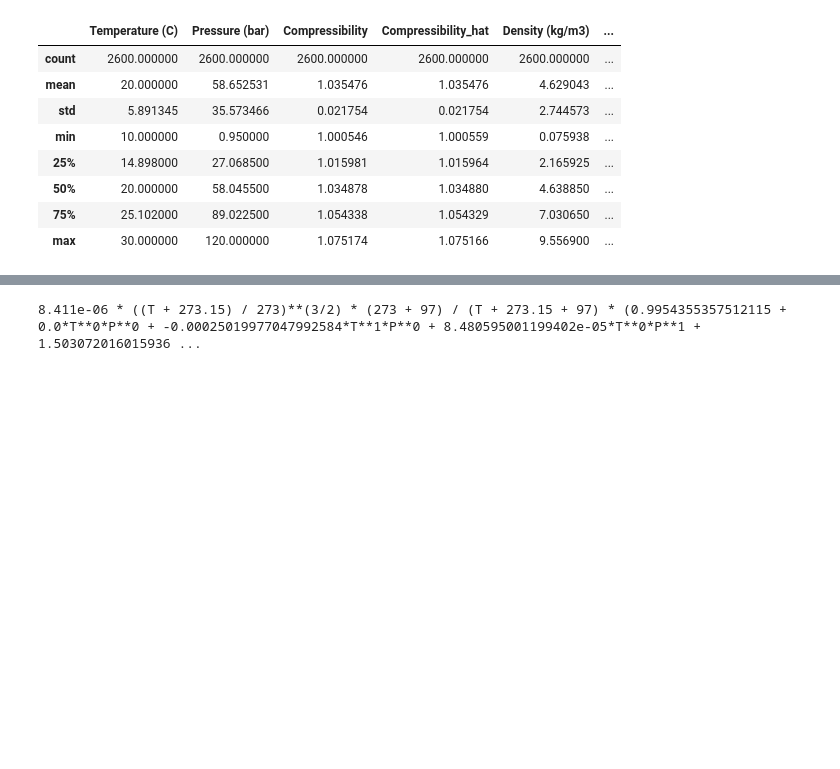
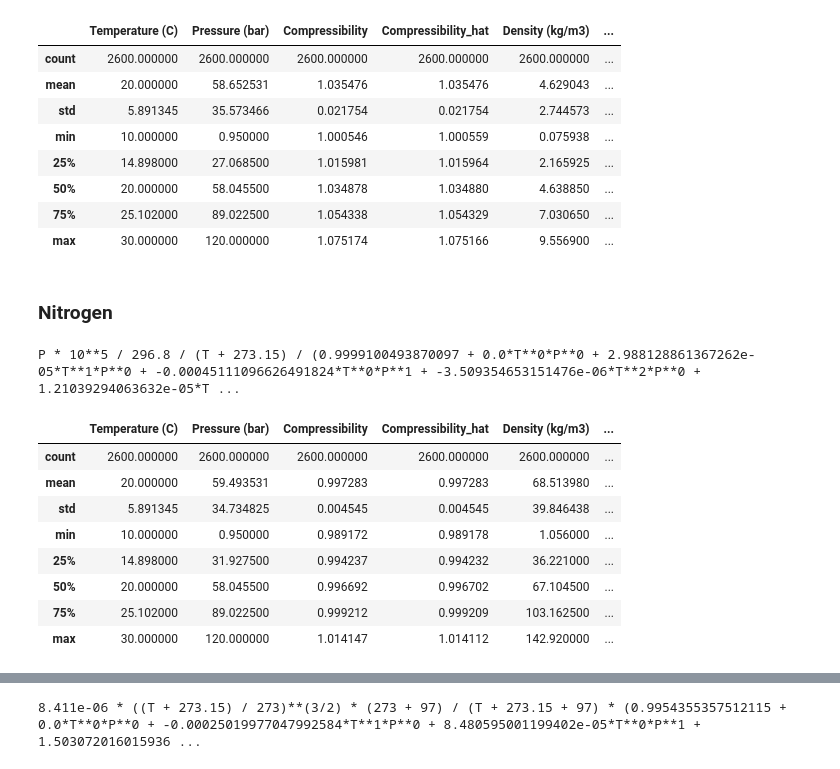
Before and after one commit to josephmcg16/primary-gas-fluid-properties, a Jupyter notebook: post_process.ipynb, the cells around one changed output, grey strips where cells are left out. Saved outputs shown, nothing was run; the diff lists cells and outputs as text; code cells hidden in the pictures; blank space fills up the shorter version.

```diff
--- a/post_process.ipynb
+++ b/post_process.ipynb
@@ -81,3 +83,31 @@ P * 10**5 / 4124.478823 / (T + 273.15) / (1.000026309822635 + 0.0*T**0*P**0 + -1
 | 50% | 20.000000 | 58.045500 | 1.034878 | 1.034880 | 4.638850 | ... |
 | 75% | 25.102000 | 89.022500 | 1.054338 | 1.054329 | 7.030650 | ... |
 | max | 30.000000 | 120.000000 | 1.075174 | 1.075166 | 9.556900 | ... |
+# %% [markdown]
+### Nitrogen
+# %%
+"""Density Fit Example Code with inputs for temperature and pressure in degrees Celsius and bar(a), respectively."""
+from fit_fluid_properties import fit_gas_density
+
+params = {
+    "reference_data_directory": "data",
+    "reference_data_filename": "N2 Nist Properties 0.95-120 bar.xlsx",
+    "reference_fluid": "N2",
+    "model_poly_degree": 5,
+}
+
+df_density, functional_form_text_density = fit_gas_density(params)
+
+print(functional_form_text_density)
+df_density.describe()
+# %% [output]
+P * 10**5 / 296.8 / (T + 273.15) / (0.9999100493870097 + 0.0*T**0*P**0 + 2.988128861367262e-05*T**1*P**0 + -0.00045111096626491824*T**0*P**1 + -3.509354653151476e-06*T**2*P**0 + 1.21039294063632e-05*T ...
+|  | Temperature (C) | Pressure (bar) | Compressibility | Compressibility_hat | Density (kg/m3) | ... |
+| count | 2600.000000 | 2600.000000 | 2600.000000 | 2600.000000 | 2600.000000 | ... |
+| mean | 20.000000 | 59.493531 | 0.997283 | 0.997283 | 68.513980 | ... |
+| std | 5.891345 | 34.734825 | 0.004545 | 0.004545 | 39.846438 | ... |
+| min | 10.000000 | 0.950000 | 0.989172 | 0.989178 | 1.056000 | ... |
+| 25% | 14.898000 | 31.927500 | 0.994237 | 0.994232 | 36.221000 | ... |
+| 50% | 20.000000 | 58.045500 | 0.996692 | 0.996702 | 67.104500 | ... |
+| 75% | 25.102000 | 89.022500 | 0.999212 | 0.999209 | 103.162500 | ... |
+| max | 30.000000 | 120.000000 | 1.014147 | 1.014112 | 142.920000 | ... |
```
Also changed, not shown: parts of 18 cells of this notebook, 1 other file.
